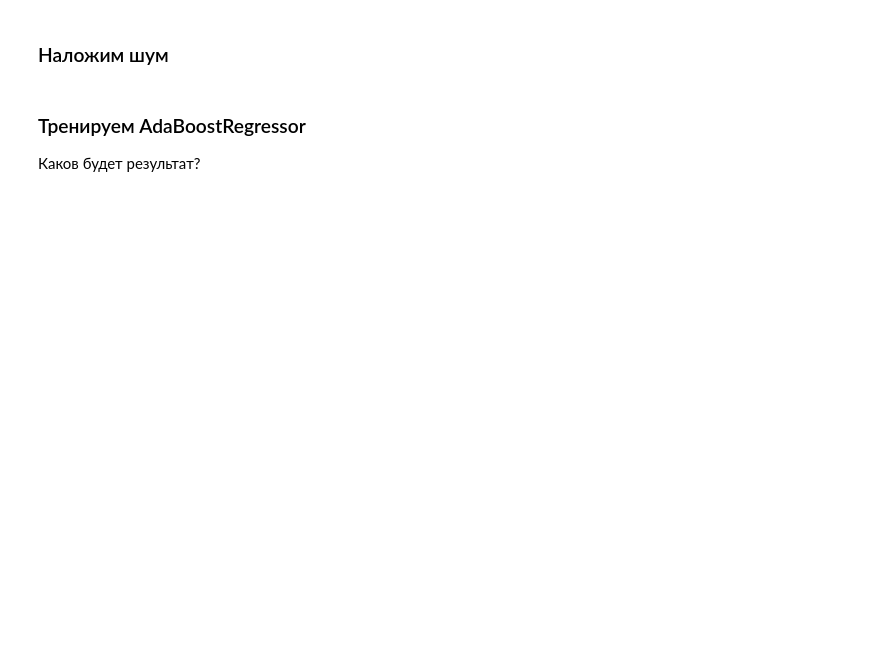
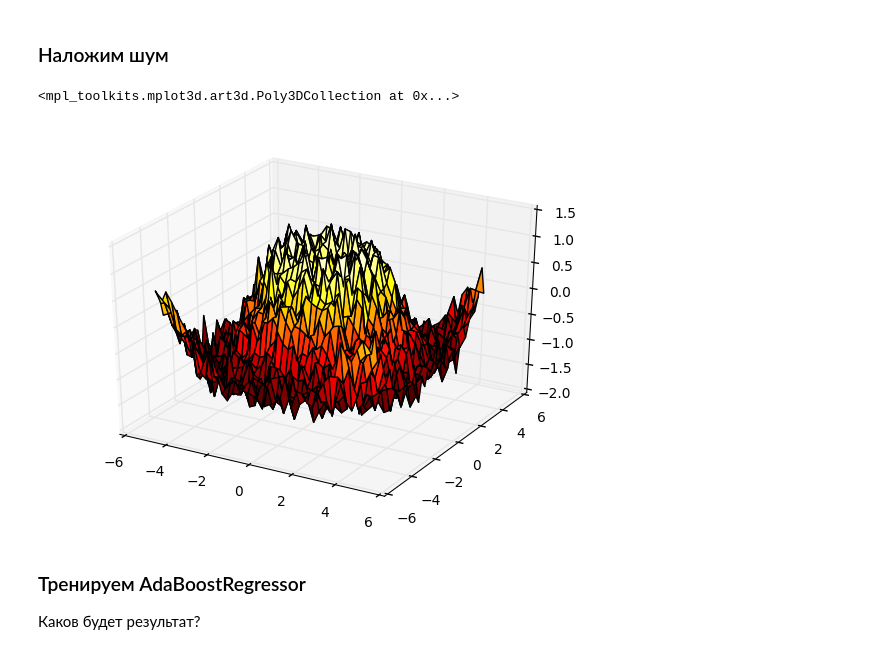
Before and after one commit to ml-mipt/ml-mipt-part2, a Jupyter notebook: seminars/sem02_boosting_xgb/seminar2.ipynb, the cells around one changed output. Saved outputs shown, nothing was run; the diff lists cells and outputs as text; code cells hidden in the pictures; blank space fills up the shorter version.

```diff
--- a/seminars/sem02_boosting_xgb/seminar2.ipynb
+++ b/seminars/sem02_boosting_xgb/seminar2.ipynb
@@ -90,11 +95,12 @@ ax.plot_surface(X, Y, Zt, rstride=1, cstride=1, cmap=cm.hot)
 # %%
 Z = Zt
 Z += np.random.normal(size=X.shape)*0.2
-Z += np.random.normal(size=X.shape)*0.02
-
 fig = plt.figure(figsize=(7, 5))
 ax = fig.gca(projection='3d')
 ax.plot_surface(X, Y, Z, rstride=1, cstride=1, cmap=cm.hot)
+# %% [output]
+<mpl_toolkits.mplot3d.art3d.Poly3DCollection at 0x...>
+[figure, added]
 # %% [markdown]
 ### Тренируем AdaBoostRegressor
 
```
Also changed, not shown: parts of 19 cells of this notebook.
